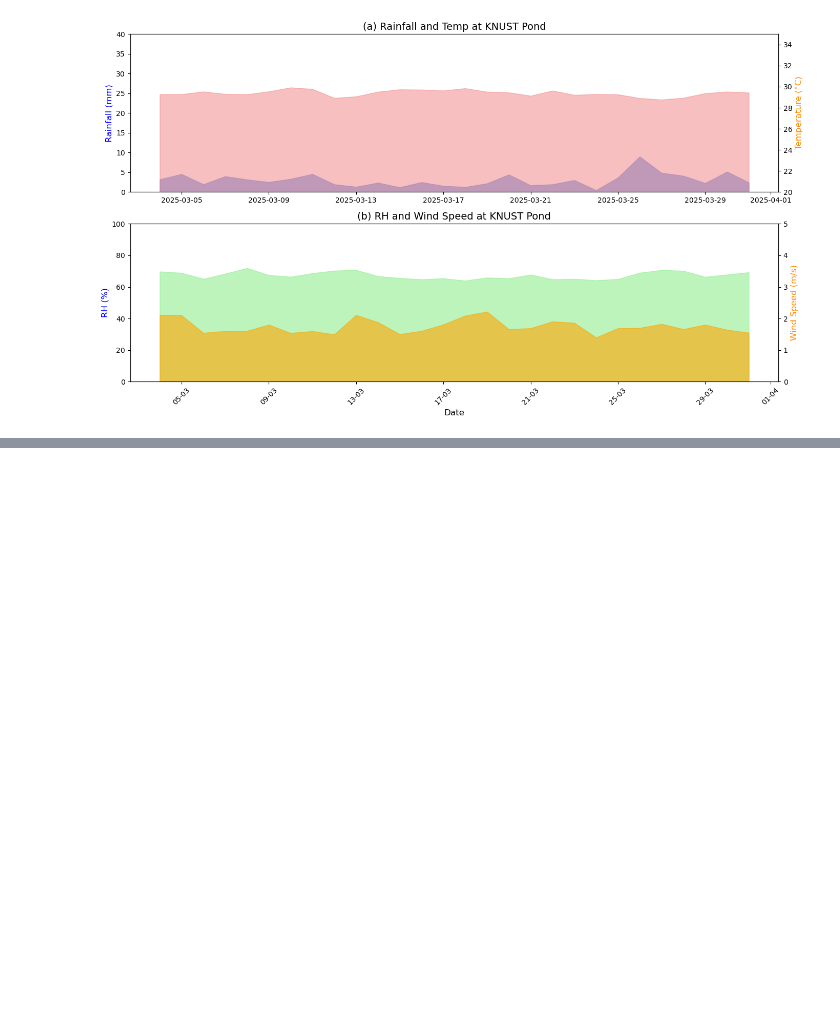
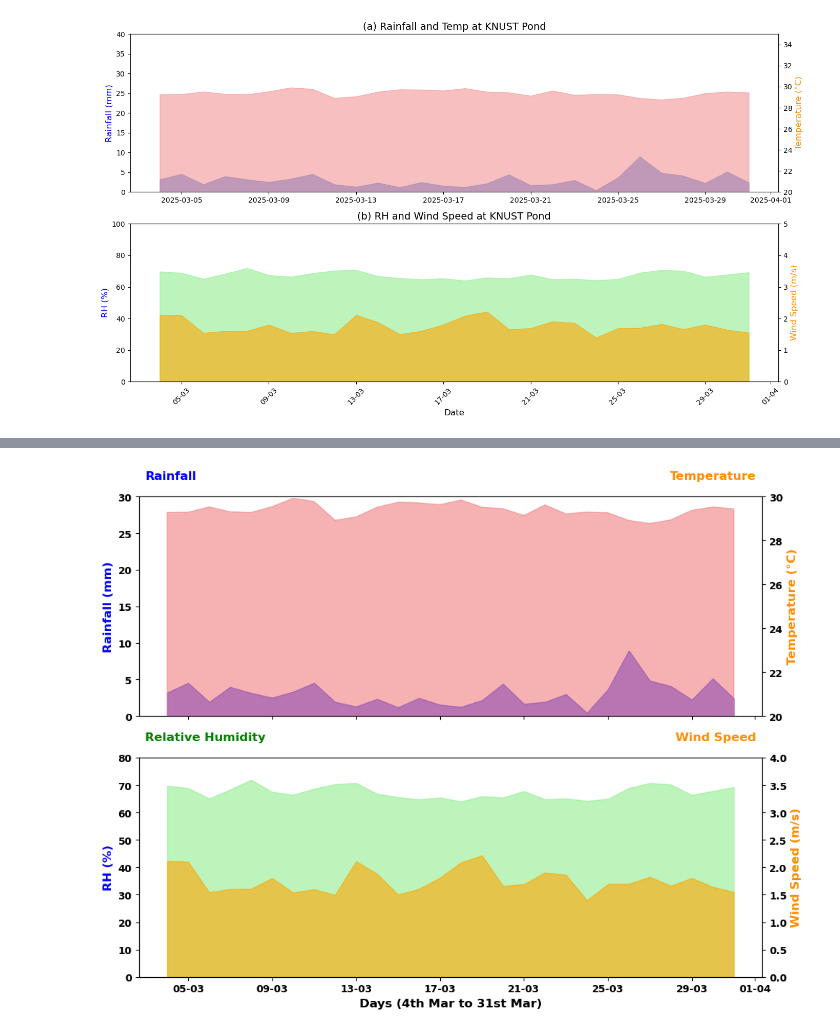
Before and after one commit to damponsah20/CLIMATE-DATA-ANALYSIS, a Jupyter notebook: DOC_Asilevi.ipynb, the cells around one changed output, grey strips where cells are left out. Saved outputs shown, nothing was run; the diff lists cells and outputs as text; code cells hidden in the pictures; blank space fills up the shorter version.

```diff
--- a/DOC_Asilevi.ipynb
+++ b/DOC_Asilevi.ipynb
@@ -261,0 +262,75 @@ plt.show()
+# %%
+import xarray as xr
+import matplotlib.pyplot as plt
+import matplotlib.dates as mdates
+import matplotlib.patches as mpatches
+
+# Load datasets
+temp = xr.open_dataset('temp_data.nc')
+RH = xr.open_dataset('RH_data.nc')
+WS = xr.open_dataset('wind_speed_data.nc')
+precip = xr.open_dataset('Precip_data.nc')
+
+# Coordinates for KNUST Pond
+lat_pt = 6.6657
+lon_pt = -1.57304
+
+# Interpolate to location
+temp_series = temp['T2M'].interp(lat=lat_pt, lon=lon_pt)
+rh_series = RH['RH2M'].interp(lat=lat_pt, lon=lon_pt)
+ws_series = WS['WS2M'].interp(lat=lat_pt, lon=lon_pt)
+precip_series = precip['PRECTOTCORR'].interp(lat=lat_pt, lon=lon_pt)
+
+# Create figure
+fig, axs = plt.subplots(2, 1, figsize=(10, 8), sharex=True)
+
+# ------------------ Panel A: Rainfall & Temp ------------------
+ax1 = axs[0]
+ax2 = ax1.twinx()
+
+ax1.fill_between(precip_series['time'], precip_series, color='blue', alpha=0.6)
+ax2.fill_between(temp_series['time'], temp_series, color='lightcoral', alpha=0.6)
+
+ax1.set_ylabel('Rainfall (mm)', color='blue', fontweight='bold', fontsize=12)
+ax2.set_ylabel('Temperature (°C)', color='darkorange', fontweight='bold', fontsize=12)
+
+ax1.set_ylim(0, 30)
+ax2.set_ylim(20, 30)
+
+# "Legend" above plot - Panel A
+ax1.text(0.01, 1.08, 'Rainfall', transform=ax1.transAxes, fontsize=12, fontweight='bold', color='blue', ha='left')
+ax1.text(0.99, 1.08, 'Temperature', transform=ax1.transAxes, fontsize=12, fontweight='bold', color='darkorange', ha='right')
+
+# ------------------ Panel B: RH & Wind Speed ------------------
+ax3 = axs[1]
+ax4 = ax3.twinx()
+
+ax3.fill_between(rh_series['time'], rh_series, color='lightgreen', alpha=0.6)
+ax4.fill_between(ws_series['time'], ws_series, color='orange', alpha=0.6)
+
+ax3.set_ylabel('RH (%)', color='blue', fontweight='bold', fontsize=12)
+ax4.set_ylabel('Wind Speed (m/s)', color='darkorange', fontweight='bold', fontsize=12)
+
+ax3.set_ylim(0, 80)
+ax4.set_ylim(0, 4)
+
+# "Legend" above plot - Panel B
+ax3.text(0.01, 1.08, 'Relative Humidity', transform=ax3.transAxes, fontsize=12, fontweight='bold', color='green', ha='left')
+ax3.text(0.99, 1.08, 'Wind Speed', transform=ax3.transAxes, fontsize=12, fontweight='bold', color='darkorange', ha='right')
+
+# X-axis formatting
+axs[1].set_xlabel('Days (4th Mar to 31st Mar)', fontweight='bold', fontsize=12)
+axs[1].xaxis.set_major_formatter(mdates.DateFormatter('%d-%m'))
+axs[1].tick_params(axis='x')
+
+# -------- BOLD TICK LABELS FOR ALL AXES --------
+for ax in [ax1, ax2, ax3, ax4, axs[1]]:
+    for label in ax.get_xticklabels() + ax.get_yticklabels():
+        label.set_fontweight('bold')
+        label.set_fontsize(10)
+
+plt.tight_layout(rect=[0, 0, 1, 0.97])  # add space for text above plots
+fig.savefig('panel.png', bbox_inches='tight', dpi=500)
+plt.show()
+# %% [output]
+[figure, added]
```
Also changed, not shown: parts of 6 cells of this notebook.
